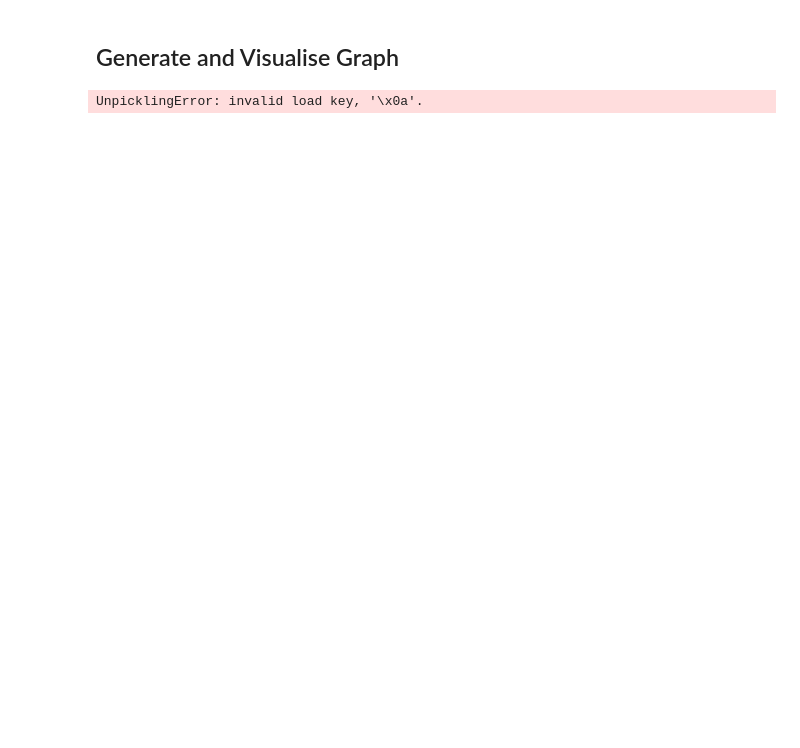
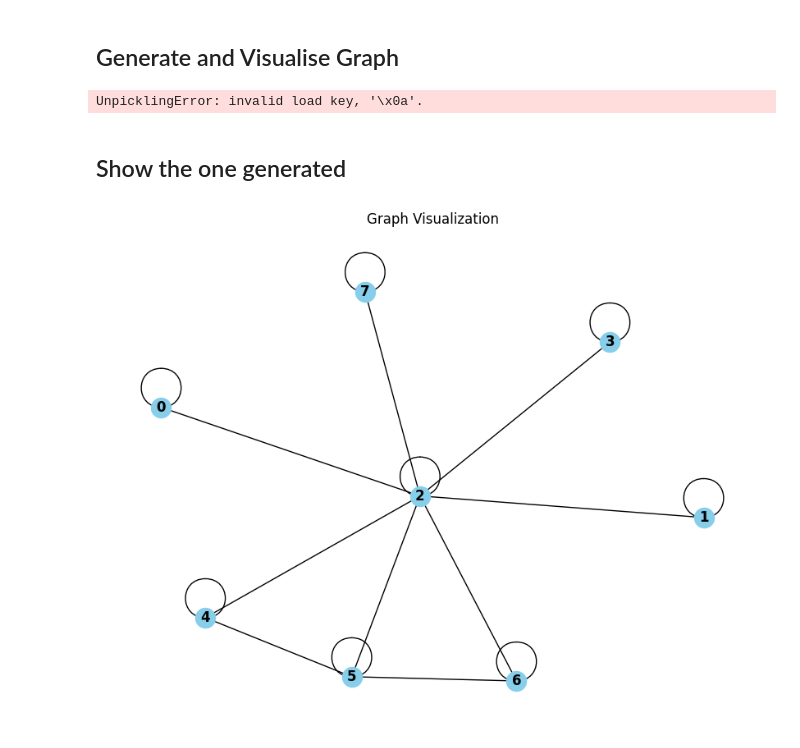
Before and after one commit to PeterrHH/GNN-Histo-Caption, a Jupyter notebook: main/Untitled.ipynb, the cells around one changed output. Drawn from its saved outputs; the diff is of its cells as text; code cells hidden in the pictures; blank space fills up the shorter version.

```diff
--- a/main/Untitled.ipynb
+++ b/main/Untitled.ipynb
@@ -786,0 +817,17 @@ viz_cg.show()
+# %% [markdown]
+## Show the one generated
+# %%
+import networkx as nx
+import dgl
+graph_path = "../../../../../../srv/scratch/bic/peter/full-graph/tissue_graphs/train/118345_012.bin"
+graph = dgl.load_graphs(graph_path)[0][0]  # Assuming there's only one graph per file
+# Convert DGL graph to NetworkX graph
+nx_graph = graph.to_networkx().to_undirected()  # Convert to NetworkX graph
+
+# Plotting the NetworkX graph
+plt.figure(figsize=(8, 6))
+nx.draw(nx_graph, with_labels=True, node_color='skyblue', node_size=300, font_weight='bold')
+plt.title('Graph Visualization')
+plt.show()
+# %% [output]
+[figure, added]
```
Also changed, not shown: parts of 3 cells of this notebook, 3 other files.
